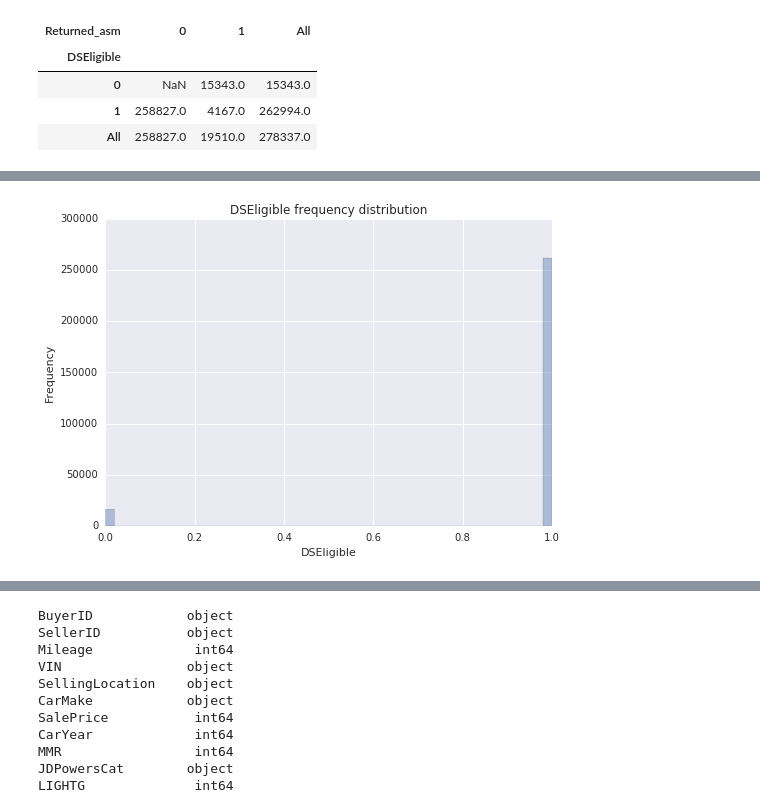
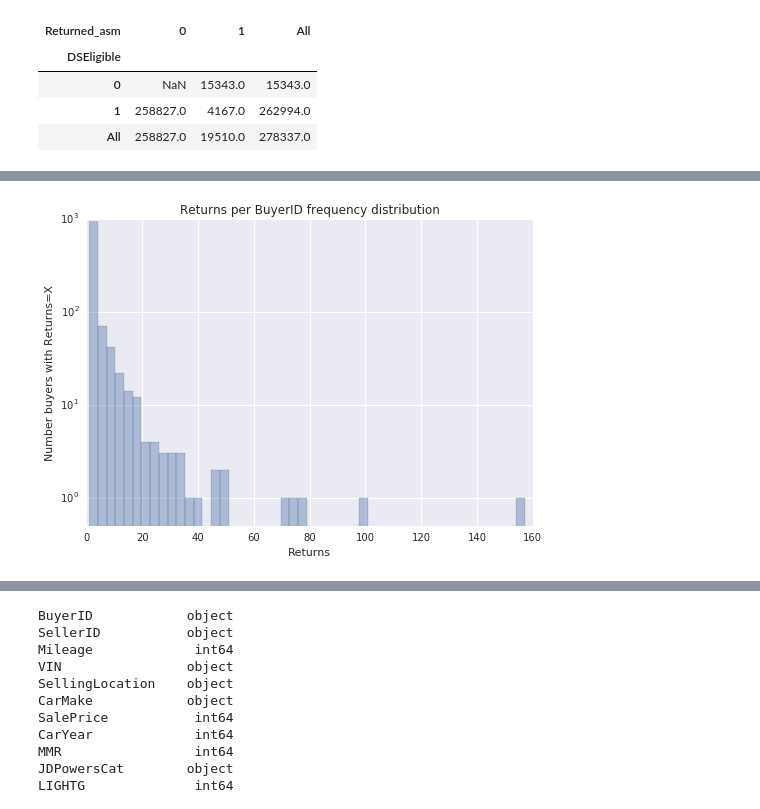
Before and after one commit to stharrold/demo, a Jupyter notebook: demo/app_predict/examples/example_app_predict_dev.ipynb, the cells around one changed output, grey strips where cells are left out. Drawn from its saved outputs; the diff is of its cells as text; code cells hidden in the pictures.

```diff
--- a/demo/app_predict/examples/example_app_predict_dev.ipynb
+++ b/demo/app_predict/examples/example_app_predict_dev.ipynb
@@ -436,7 +436,7 @@ df['SaleDate'] = pd.to_datetime(df['SaleDate'], format=r'%y-%m-%d')
 df['SaleDate_dow'] = df['SaleDate'].dt.dayofweek
 df['SaleDate_doy'] = df['SaleDate'].dt.dayofyear
 df['SaleDate_day'] = df['SaleDate'].dt.day
-df['SaleDate_decyear'] = df['SaleDate'].dt.year + df['SaleDate'].dt.dayofyear/366
+df['SaleDate_decyear'] = df['SaleDate'].dt.year + (df['SaleDate'].dt.dayofyear-1)/366
 
 # Plot frequency distrbution.
 sns.distplot(df['SaleDate_decyear'].values, hist=True, kde=False, norm_hist=False)
@@ -611,11 +690,12 @@ pd.pivot_table(
 # %%
-# DSEligible, Returned
-
-# Plot frequency distrbution.
-sns.distplot(df.loc[df['DSEligible'].isnull(), 'Returned'].values, hist=True, kde=False, norm_hist=False)
-plt.title('Returned frequency distribution')
-plt.xlabel('DSEligible')
-plt.ylabel('Value counts')
+# Plot frequency distribution
+return_counts = collections.Counter(df.loc[df['Returned']==1, 'BuyerID'].values)
+sns.distplot(list(return_counts.values()), hist=True, kde=False, norm_hist=False)
+plt.title('Returns per BuyerID frequency distribution')
+plt.xlabel('Returns')
+plt.ylabel('Number buyers with Returns=X')
+plt.yscale('log')
+plt.ylim(ymin=0.5)
 plt.show()
 # %% [output]
-[figure, old version]
+[figure, new version]
```
Also changed, not shown: parts of 6 cells of this notebook, 2 other files.
